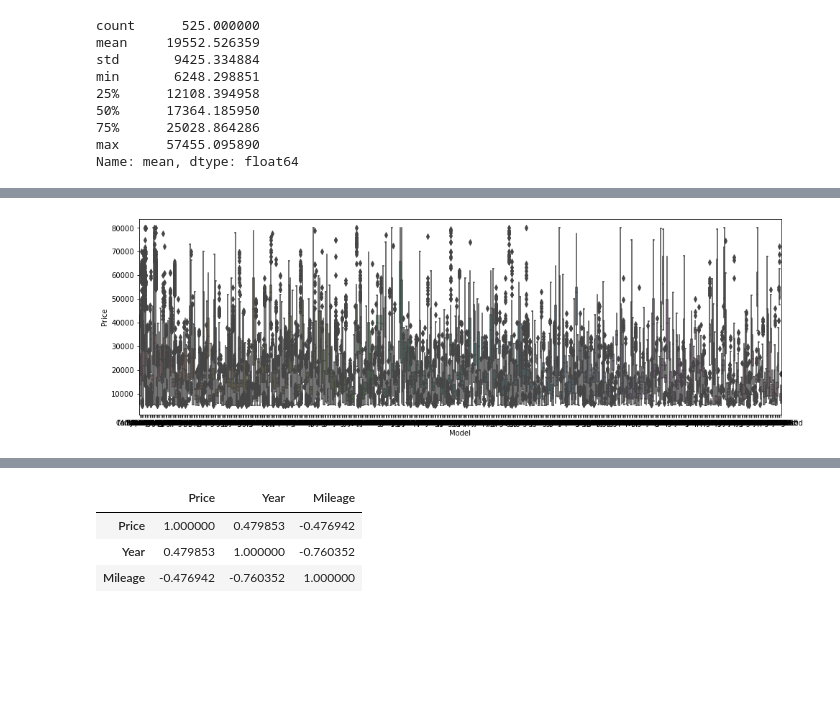
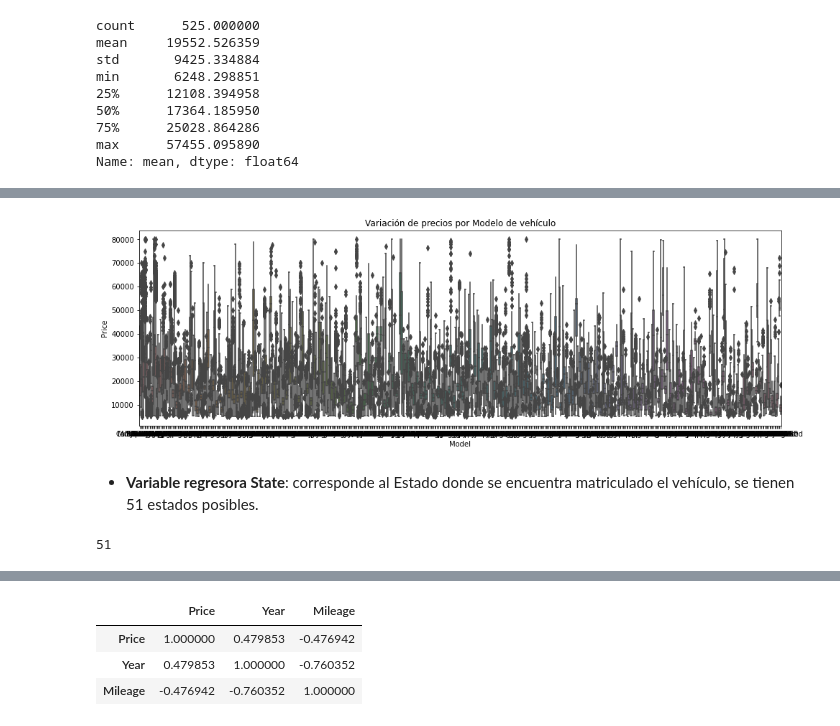
Before and after one commit to dljaimes/Advanced-Methods-in-Data-Analysis_1_Grupo_5, a Jupyter notebook: Proyecto_2/Proyecto_2_VersionFinal.ipynb, the cells around one changed output, grey strips where cells are left out. Saved outputs shown, nothing was run; the diff lists cells and outputs as text; code cells hidden in the pictures; blank space fills up the shorter version.

```diff
--- a/Proyecto_2/Proyecto_2_VersionFinal.ipynb
+++ b/Proyecto_2/Proyecto_2_VersionFinal.ipynb
@@ -179,5 +172,17 @@ sn.distplot(data.Price);
 # %%
 plt.figure(figsize=(16,5))
 sn.boxplot(data=data[['Price', 'Model']],  x='Model', y='Price');
+plt.title('Variación de precios por Modelo de vehículo');
 # %% [output]
-[figure, old version]
+[figure, new version]
+# %% [markdown]
+* **Variable regresora State**: corresponde al Estado donde se encuentra matriculado el vehículo, se tienen 51 estados posibles.
+# %%
+# Para la variable estado:
+estados = data.State.value_counts().to_frame()
+estados['cumsum'] = estados.State.cumsum()
+estados['pct']= estados['cumsum'] / 500000
+estados.reset_index(inplace=True)
+len(estados['State'])
+# %% [output]
+51
```
Also changed, not shown: parts of 75 cells of this notebook.
